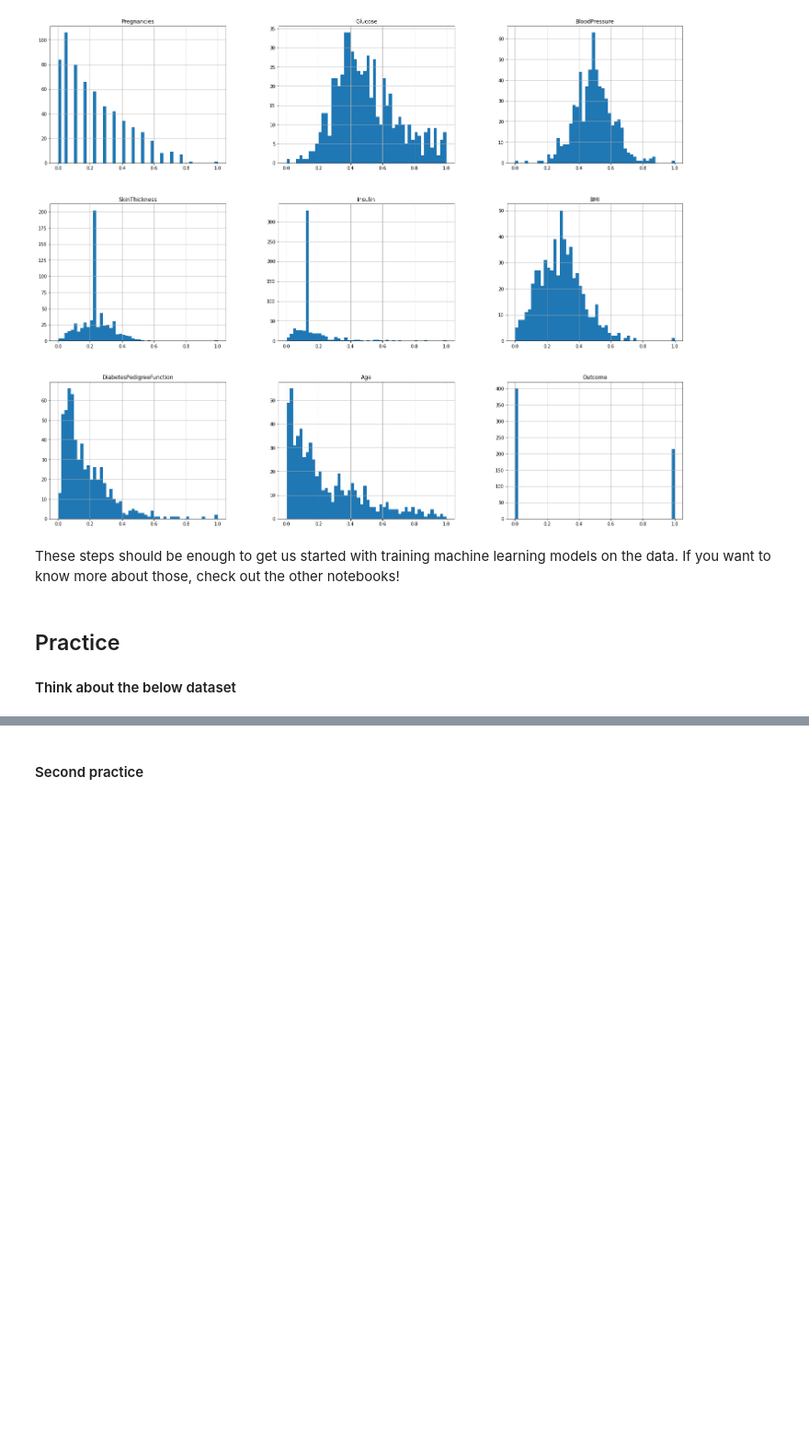
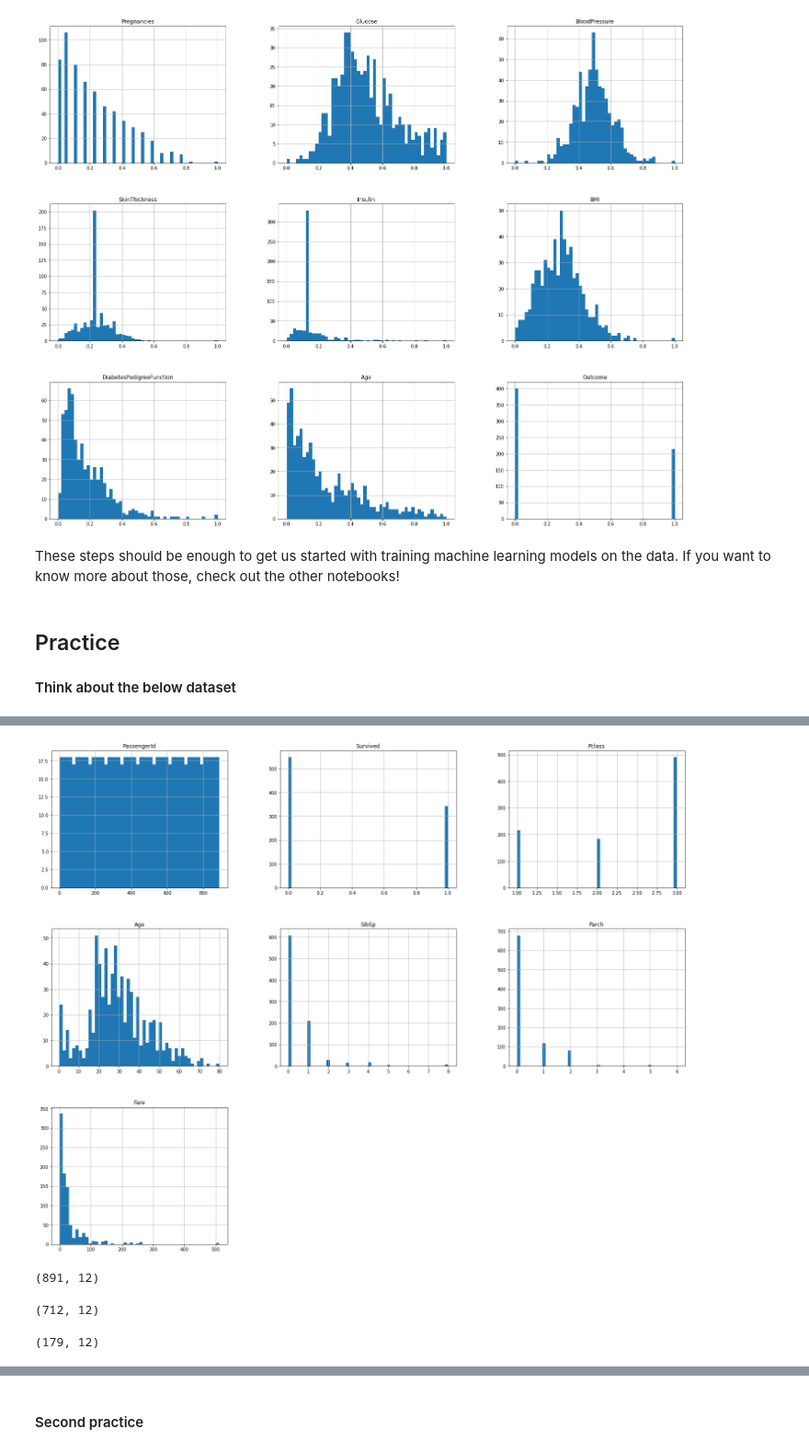
Before and after one commit to nhuyen183/DS-DV-Project, a Jupyter notebook: data_preprocessing.ipynb, the cells around one changed output, grey strips where cells are left out. Shown at 92% size. Drawn from its saved outputs; the diff is of its cells as text; code cells hidden in the pictures; blank space fills up the shorter version.

```diff
--- a/data_preprocessing.ipynb
+++ b/data_preprocessing.ipynb
@@ -499,0 +538,10 @@ memory usage: 83.7+ KB
+# %%
+data.hist(bins=50, figsize=(25,20))
+plt.show()
+# %% [output]
+[figure, added]
+# %%
+data.drop_duplicates(keep='first', inplace=True)
+data.shape
+# %% [output]
+(891, 12)
@@ -499,0 +553,8 @@ memory usage: 83.7+ KB
+# %%
+train_df.shape
+# %% [output]
+(712, 12)
+# %%
+test_df.shape
+# %% [output]
+(179, 12)
```
Also changed, not shown: parts of 27 cells of this notebook.
